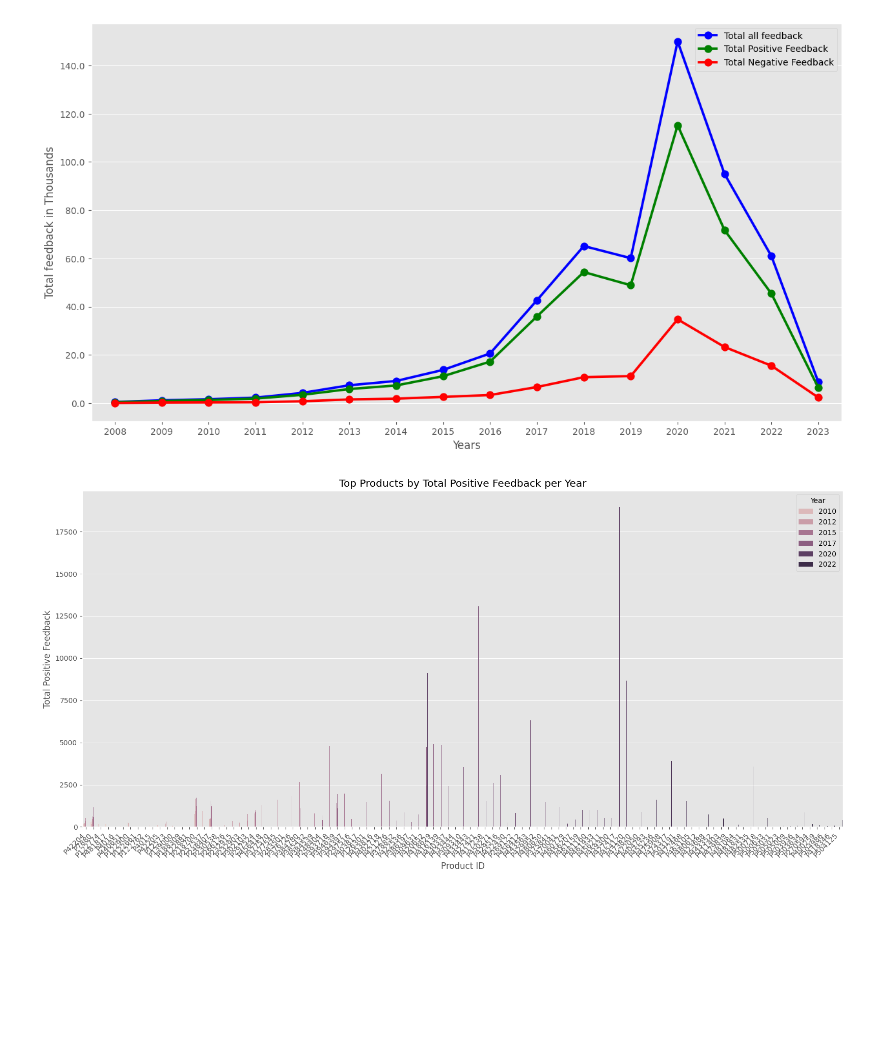
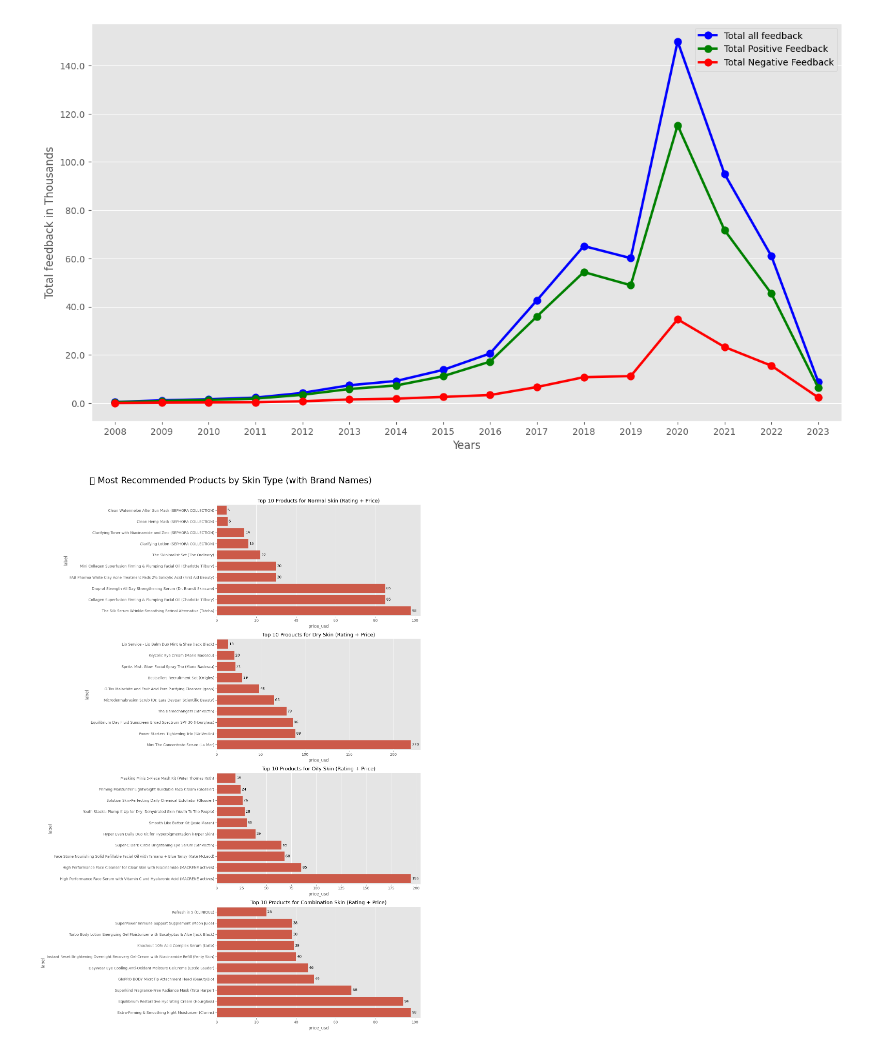
Before and after one commit to danaabdi/sephora, a Jupyter notebook: Sephora_Capstone.ipynb, the cells around one changed output. Drawn from its saved outputs; the diff is of its cells as text; code cells hidden in the pictures; blank space fills up the shorter version.

```diff
--- a/Sephora_Capstone.ipynb
+++ b/Sephora_Capstone.ipynb
@@ -360,39 +360,47 @@ ax1.legend()
 # %% [output]
 <matplotlib.legend.Legend at 0x...>
 [figure]
-# %%
-    # Group by year and product_id
-    feedback_summary = (
-        df_combined.groupby(['year', 'product_id'])
-        .agg(
-            total_reviews=('review_text', 'count'),
-            total_positive=('total_pos_feedback_count', 'sum'),
-            total_negative=('total_neg_feedback_count', 'sum'),
-            avg_rating=('rating', 'mean')
-        )
-        .reset_index()
-        .sort_values(by=['year', 'total_reviews'], ascending=[False, False])
-    )
-
-    # Pick top 10 products per year based on number of reviews
-    top_feedback_per_year = (
-        feedback_summary.groupby('year')
-        .head(10)
-        .sort_values(['year', 'total_reviews'], ascending=[True, False])
-    )
-
-    # Create barplot
-    plt.figure(figsize=(16, 8))
-    sns.barplot(
-        data=top_feedback_per_year,
-        x='product_id', y='total_positive', hue='year'
-    )
-    plt.title("Top Products by Total Positive Feedback per Year")
-    plt.xticks(rotation=45, ha='right')
-    plt.xlabel("Product ID")
-    plt.ylabel("Total Positive Feedback")
-    plt.legend(title='Year')
-    plt.tight_layout()
-    plt.show()
-# %% [output]
-[figure, removed]
+# %%
+import matplotlib.pyplot as plt
+import seaborn as sns
+
+# Include brand_name in groupby
+product_skin = (
+    df_combined.groupby(['skin_type', 'product_id', 'product_name', 'brand_name', 'price_usd'])
+    .mean(numeric_only=True)['rating']
+    .reset_index()
+    .sort_values('rating', ascending=False)
+)
+
+# Combine product and brand name for y-axis
+product_skin['label'] = product_skin['product_name'] + " (" + product_skin['brand_name'] + ")"
+
+# Create subplots
+fig, (ax1, ax2, ax3, ax4) = plt.subplots(nrows=4, ncols=1, figsize=(15, 22))
+fig.subplots_adjust(hspace=0.6)
+
+# Define plotting function
+def plot_top_products(skin_type, ax):
+    subset = (
+        product_skin[product_skin['skin_type'] == skin_type]
+        .sort_values(['rating'], ascending=False)
+        .head(10)
+        .sort_values('price_usd', ascending=True)
+    )
+    sns.barplot(data=subset, x='price_usd', y='label', ax=ax)
+    ax.set_title(f"Top 10 Products for {skin_type.title()} Skin (Rating + Price)", fontsize=14)
+    for container in ax.containers:
+        ax.bar_label(container, fmt="%.0f", padding=3)
+
+# Create each subplot
+plot_top_products('normal', ax1)
+plot_top_products('dry', ax2)
+plot_top_products('oily', ax3)
+plot_top_products('combination', ax4)
+
+# Main title
+fig.suptitle("💄 Most Recommended Products by Skin Type (with Brand Names)", fontsize=24)
+plt.tight_layout(rect=[0, 0, 1, 0.97])
+plt.show()
+# %% [output]
+[figure, added]
```
Also changed, not shown: parts of 13 cells of this notebook.
